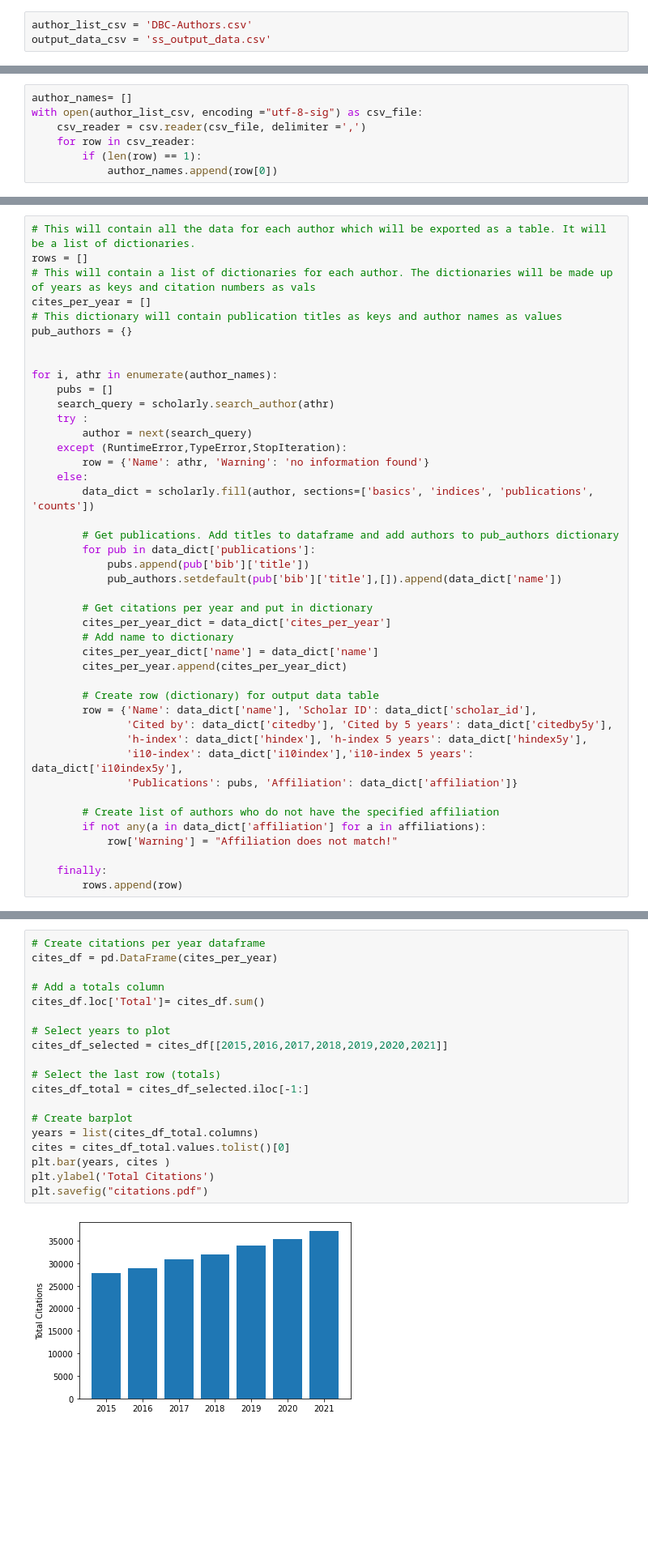
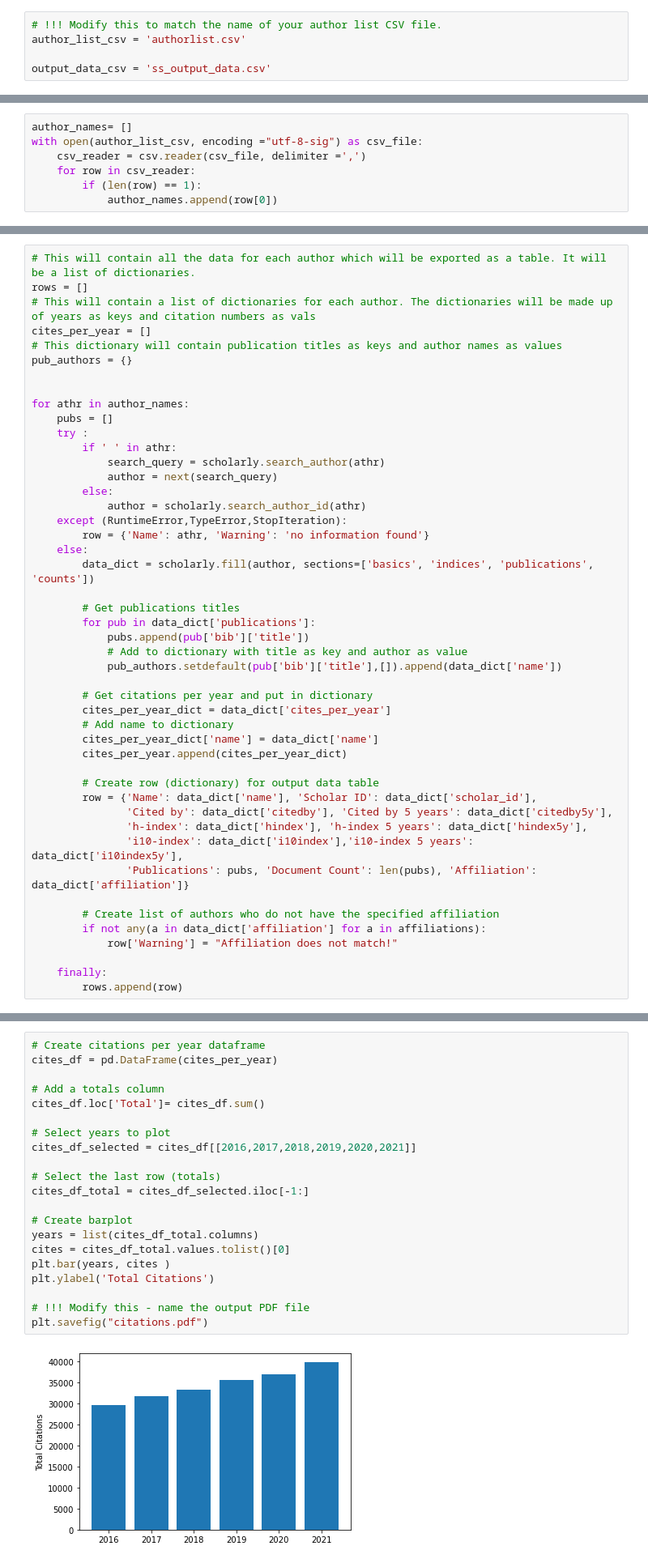
Before and after one commit to ubcbraincircuits/scholar_metrics_scraper, a Jupyter notebook: ScholarScraper.ipynb, the cells around one changed output, grey strips where cells are left out. Shown at 81% size. Cells and saved outputs as stored; diff of their text form; blank space fills up the shorter version.

```diff
--- a/ScholarScraper.ipynb
+++ b/ScholarScraper.ipynb
@@ -35,4 +45,6 @@ import matplotlib.pyplot as plt
 # %%
-author_list_csv = 'DBC-Authors.csv'
+# !!! Modify this to match the name of your author list CSV file.
+author_list_csv = 'authorlist.csv'
+
 output_data_csv = 'ss_output_data.csv'
 # %% [markdown]
@@ -60,19 +72,23 @@ cites_per_year = []
 pub_authors = {}
 
 
-for i, athr in enumerate(author_names):
+for athr in author_names:
     pubs = []
-    search_query = scholarly.search_author(athr)
     try :
-        author = next(search_query)
+        if ' ' in athr:
+            search_query = scholarly.search_author(athr)
+            author = next(search_query)
+        else:
+            author = scholarly.search_author_id(athr)
     except (RuntimeError,TypeError,StopIteration):
         row = {'Name': athr, 'Warning': 'no information found'}
     else:
         data_dict = scholarly.fill(author, sections=['basics', 'indices', 'publications', 'counts'])
 
-        # Get publications. Add titles to dataframe and add authors to pub_authors dictionary
+        # Get publications titles
         for pub in data_dict['publications']:
             pubs.append(pub['bib']['title'])
+            # Add to dictionary with title as key and author as value
             pub_authors.setdefault(pub['bib']['title'],[]).append(data_dict['name'])
 
         # Get citations per year and put in dictionary
@@ -86,7 +102,7 @@ for i, athr in enumerate(author_names):
                'Cited by': data_dict['citedby'], 'Cited by 5 years': data_dict['citedby5y'],
                'h-index': data_dict['hindex'], 'h-index 5 years': data_dict['hindex5y'],
                'i10-index': data_dict['i10index'],'i10-index 5 years': data_dict['i10index5y'],
-               'Publications': pubs, 'Affiliation': data_dict['affiliation']}
+               'Publications': pubs, 'Document Count': len(pubs), 'Affiliation': data_dict['affiliation']}
 
         # Create list of authors who do not have the specified affiliation
         if not any(a in data_dict['affiliation'] for a in affiliations):
@@ -132,21 +148,23 @@ with open(output_data_csv, mode='w', encoding ="utf-8") as csv_file:
 # %%
 # Create citations per year dataframe
 cites_df = pd.DataFrame(cites_per_year)
 
 # Add a totals column
 cites_df.loc['Total']= cites_df.sum()
 
 # Select years to plot
-cites_df_selected = cites_df[[2015,2016,2017,2018,2019,2020,2021]]
+cites_df_selected = cites_df[[2016,2017,2018,2019,2020,2021]]
 
 # Select the last row (totals)
 cites_df_total = cites_df_selected.iloc[-1:]
 
 # Create barplot
 years = list(cites_df_total.columns)
 cites = cites_df_total.values.tolist()[0]
 plt.bar(years, cites )
 plt.ylabel('Total Citations')
+
+# !!! Modify this - name the output PDF file
 plt.savefig("citations.pdf")
 # %% [output]
-[figure, old version]
+[figure, new version]
```
Also changed, not shown: parts of 14 cells of this notebook, 2 other files.
